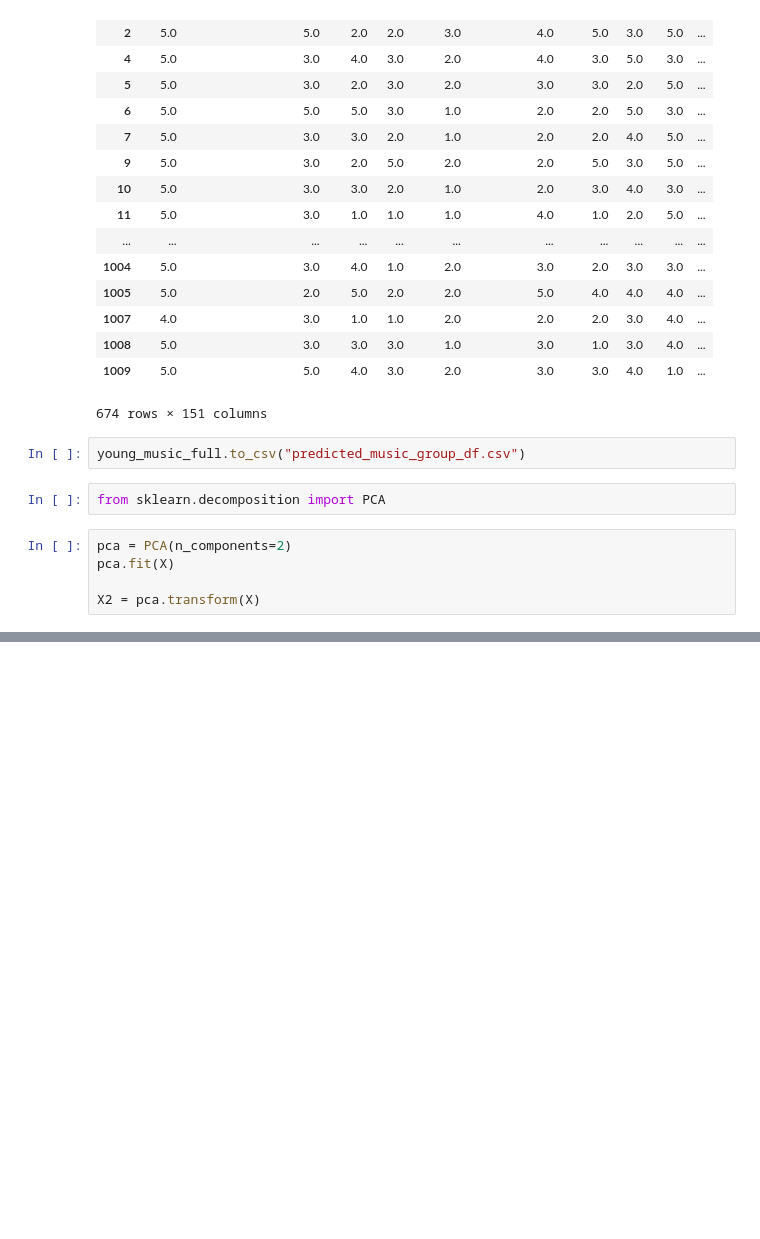
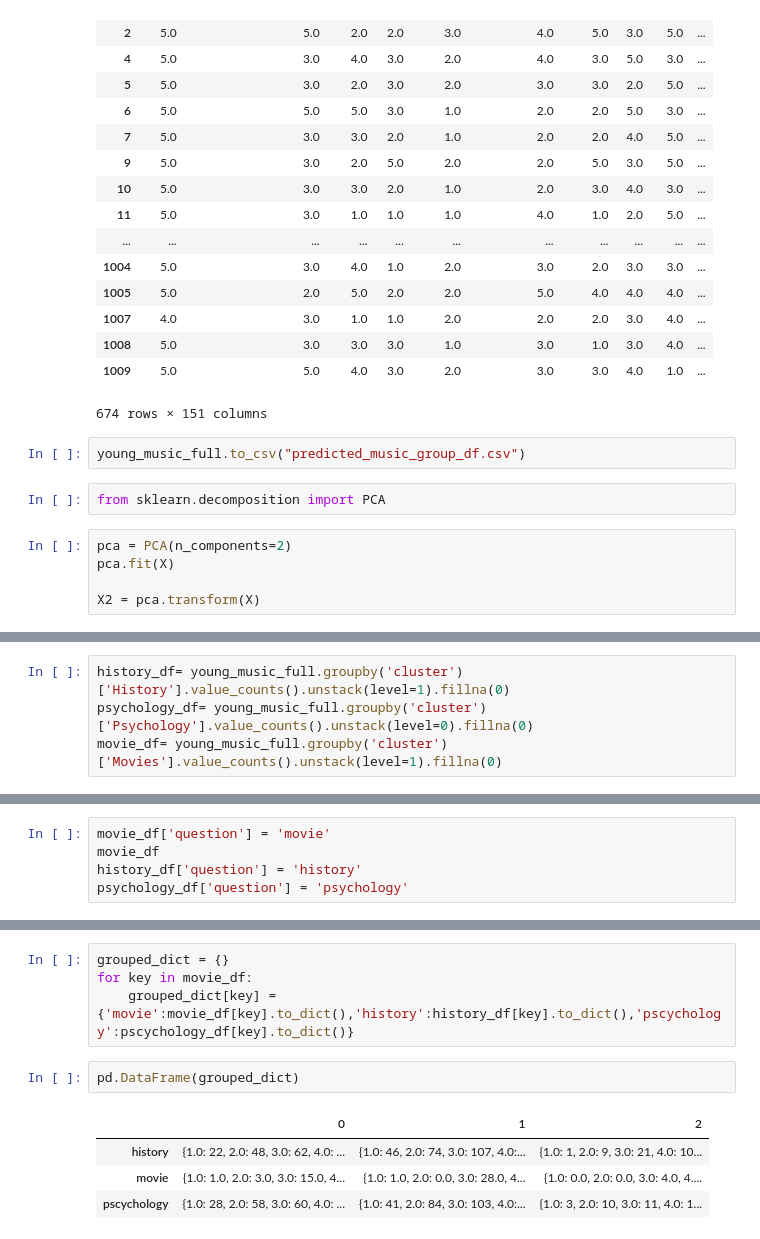
Before and after one commit to ucdavis/ECS272-Winter2020, a Jupyter notebook: Assignment4/sumukherjee/backend.ipynb, the cells around one changed output, grey strips where cells are left out. Drawn from its saved outputs; the diff is of its cells as text; blank space fills up the shorter version.

```diff
--- a/Assignment4/sumukherjee/backend.ipynb
+++ b/Assignment4/sumukherjee/backend.ipynb
@@ -161,0 +244,4 @@ X2.shape
+# %%
+history_df= young_music_full.groupby('cluster')['History'].value_counts().unstack(level=1).fillna(0)
+psychology_df= young_music_full.groupby('cluster')['Psychology'].value_counts().unstack(level=0).fillna(0)
+movie_df= young_music_full.groupby('cluster')['Movies'].value_counts().unstack(level=1).fillna(0)
@@ -161,0 +263,5 @@ X2.shape
+# %%
+movie_df['question'] = 'movie'
+movie_df
+history_df['question'] = 'history'
+psychology_df['question'] = 'psychology'
@@ -161,0 +439,11 @@ X2.shape
+# %%
+grouped_dict = {}
+for key in movie_df:
+    grouped_dict[key] = {'movie':movie_df[key].to_dict(),'history':history_df[key].to_dict(),'pscychology':pscychology_df[key].to_dict()}
+# %%
+pd.DataFrame(grouped_dict)
+# %% [output]
+|  | 0 | 1 | 2 |
+| history | {1.0: 22, 2.0: 48, 3.0: 62, 4.0: ... | {1.0: 46, 2.0: 74, 3.0: 107, 4.0:... | {1.0: 1, 2.0: 9, 3.0: 21, 4.0: 10... |
+| movie | {1.0: 1.0, 2.0: 3.0, 3.0: 15.0, 4... | {1.0: 1.0, 2.0: 0.0, 3.0: 28.0, 4... | {1.0: 0.0, 2.0: 0.0, 3.0: 4.0, 4.... |
+| pscychology | {1.0: 28, 2.0: 58, 3.0: 60, 4.0: ... | {1.0: 41, 2.0: 84, 3.0: 103, 4.0:... | {1.0: 3, 2.0: 10, 3.0: 11, 4.0: 1... |
```
Also changed, not shown: parts of 23 cells of this notebook, 2 other files.
